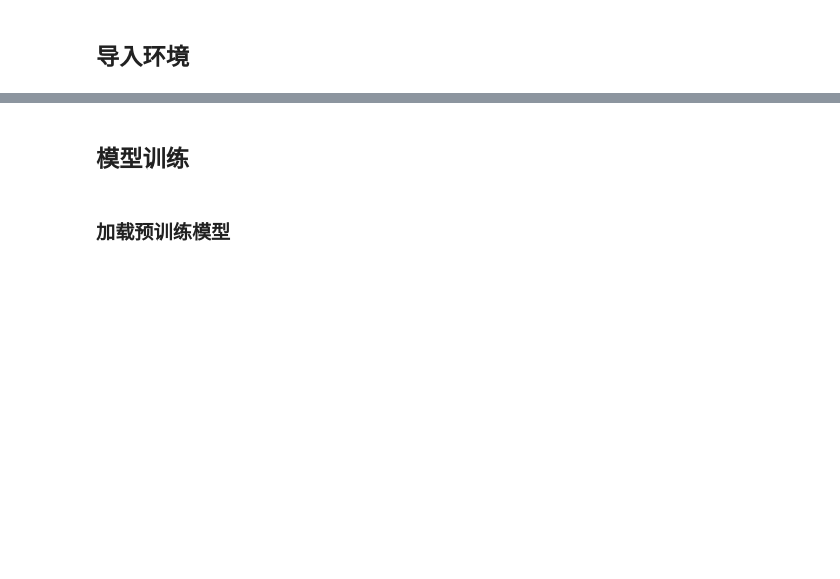
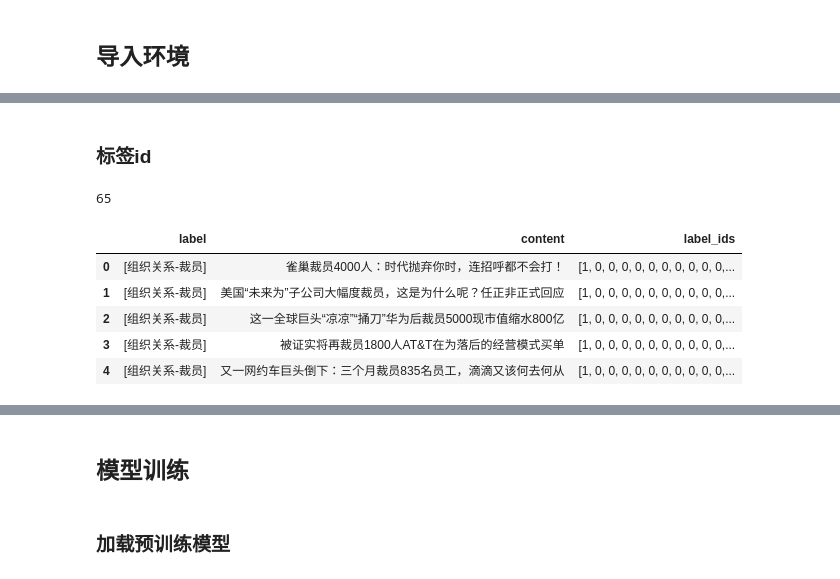
Before and after one commit to NanZhang1991/nlp, a Jupyter notebook: sequence_classification/longformer_zh/longformer_suquence_classification.ipynb, the cells around one changed output, grey strips where cells are left out. Saved outputs shown, nothing was run; the diff lists cells and outputs as text; code cells hidden in the pictures; blank space fills up the shorter version.

```diff
--- a/sequence_classification/longformer_zh/longformer_suquence_classification.ipynb
+++ b/sequence_classification/longformer_zh/longformer_suquence_classification.ipynb
@@ -14,0 +21,5 @@ from longformer.longformer import LongformerConfig, LongformerForSequenceClassif
+# %%
+fp = '../data/MultilabelSequenceClassification/chinese_dataset/train.zip'
+train_df = pd.read_csv(fp).fillna(value='')
+train_df.label = train_df.label.str.split('|')
+train_df.sample(5)
@@ -14,0 +33,36 @@ from longformer.longformer import LongformerConfig, LongformerForSequenceClassif
+# %% [markdown]
+### 标签id
+# %%
+
+def id2label(label):
+    labels = label.explode().drop_duplicates()
+    id2label = dict(zip(range(len(labels)), labels))
+    label2id = {v: k for k, v in id2label.items()}
+
+    with open("../data/MultilabelSequenceClassification/chinese_dataset/label.json", "w", encoding="utf-8") as f:
+        f.write(json.dumps(id2label, ensure_ascii=False, indent=2))
+    return id2label, label2id
+
+id2label, label2id = id2label(train_df.label)
+len(id2label)
+# %% [output]
+65
+# %%
+def label_ids(label):
+    label_ids = [0] * len(id2label)
+    for separate_label in label:
+        label_id = label2id.get(separate_label)
+        if label_id is not None:
+            label_ids[label_id] = 1
+    return  label_ids
+
+train_df['label_ids'] = train_df.label.apply(label_ids)
+train_df.to_csv('../data/MultilabelSequenceClassification/chinese_dataset/train_dataset.zip')
+train_df.head()
+# %% [output]
+|  | label | content | label_ids |
+| 0 | [组织关系-裁员] | 雀巢裁员4000人：时代抛弃你时，连招呼都不会打！ | [1, 0, 0, 0, 0, 0, 0, 0, 0, 0, 0,... |
+| 1 | [组织关系-裁员] | 美国“未来为”子公司大幅度裁员，这是为什么呢？任正非正式回应 | [1, 0, 0, 0, 0, 0, 0, 0, 0, 0, 0,... |
+| 2 | [组织关系-裁员] | 这一全球巨头“凉凉”“捅刀”华为后裁员5000现市值缩水800亿 | [1, 0, 0, 0, 0, 0, 0, 0, 0, 0, 0,... |
+| 3 | [组织关系-裁员] | 被证实将再裁员1800人AT&T在为落后的经营模式买单 | [1, 0, 0, 0, 0, 0, 0, 0, 0, 0, 0,... |
+| 4 | [组织关系-裁员] | 又一网约车巨头倒下：三个月裁员835名员工，滴滴又该何去何从 | [1, 0, 0, 0, 0, 0, 0, 0, 0, 0, 0,... |
```
Also changed, not shown: parts of 10 cells of this notebook, 3 other files.
